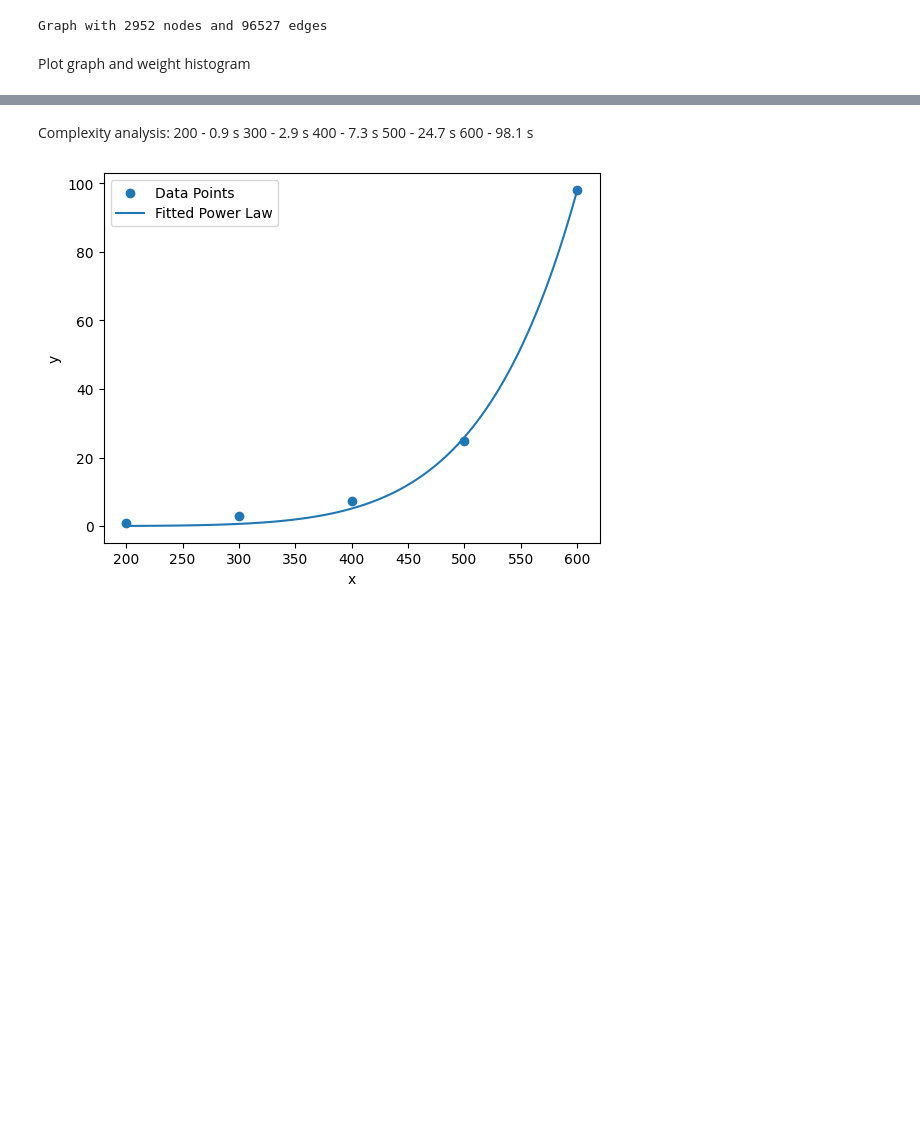
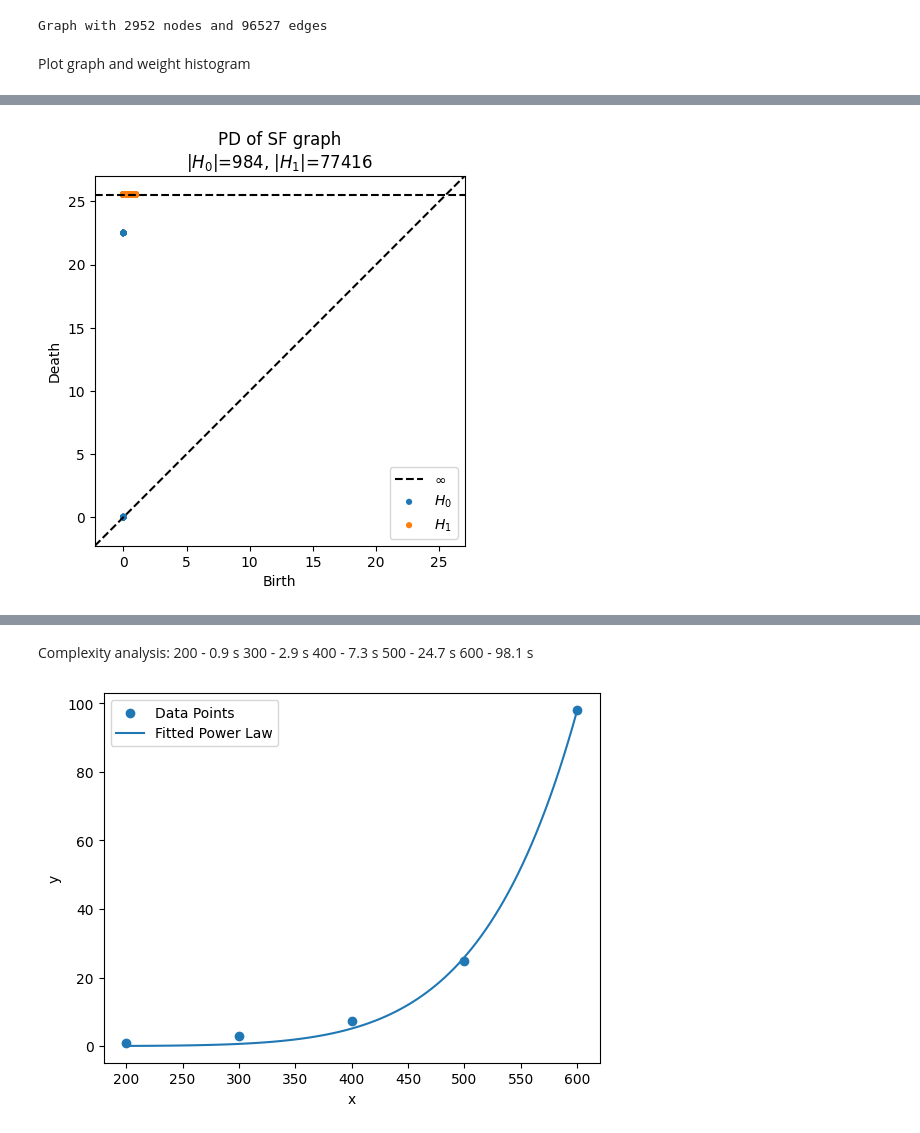
Before and after one commit to jerryhan60/TDA_SNNS, a Jupyter notebook: tda.ipynb, the cells around one changed output, grey strips where cells are left out. Cells and saved outputs as stored; diff of their text form; code cells hidden in the pictures; blank space fills up the shorter version.

```diff
--- a/tda.ipynb
+++ b/tda.ipynb
@@ -107,0 +92,4 @@ def persistence_diagram(A):
+# %%
+persistence_diagram(G_prime)
+# %% [output]
+[figure, added]
```
Also changed, not shown: parts of 13 cells of this notebook.
